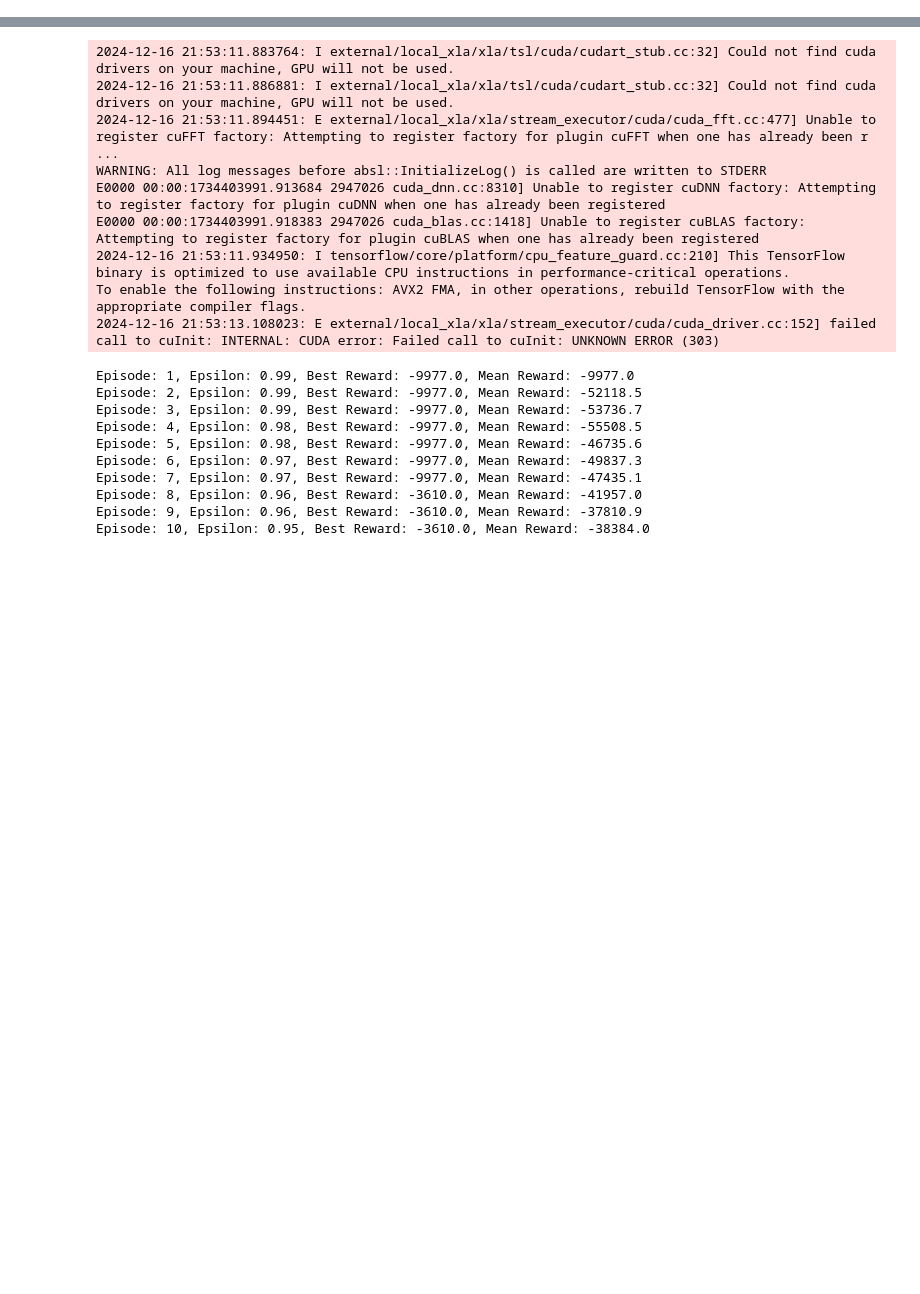
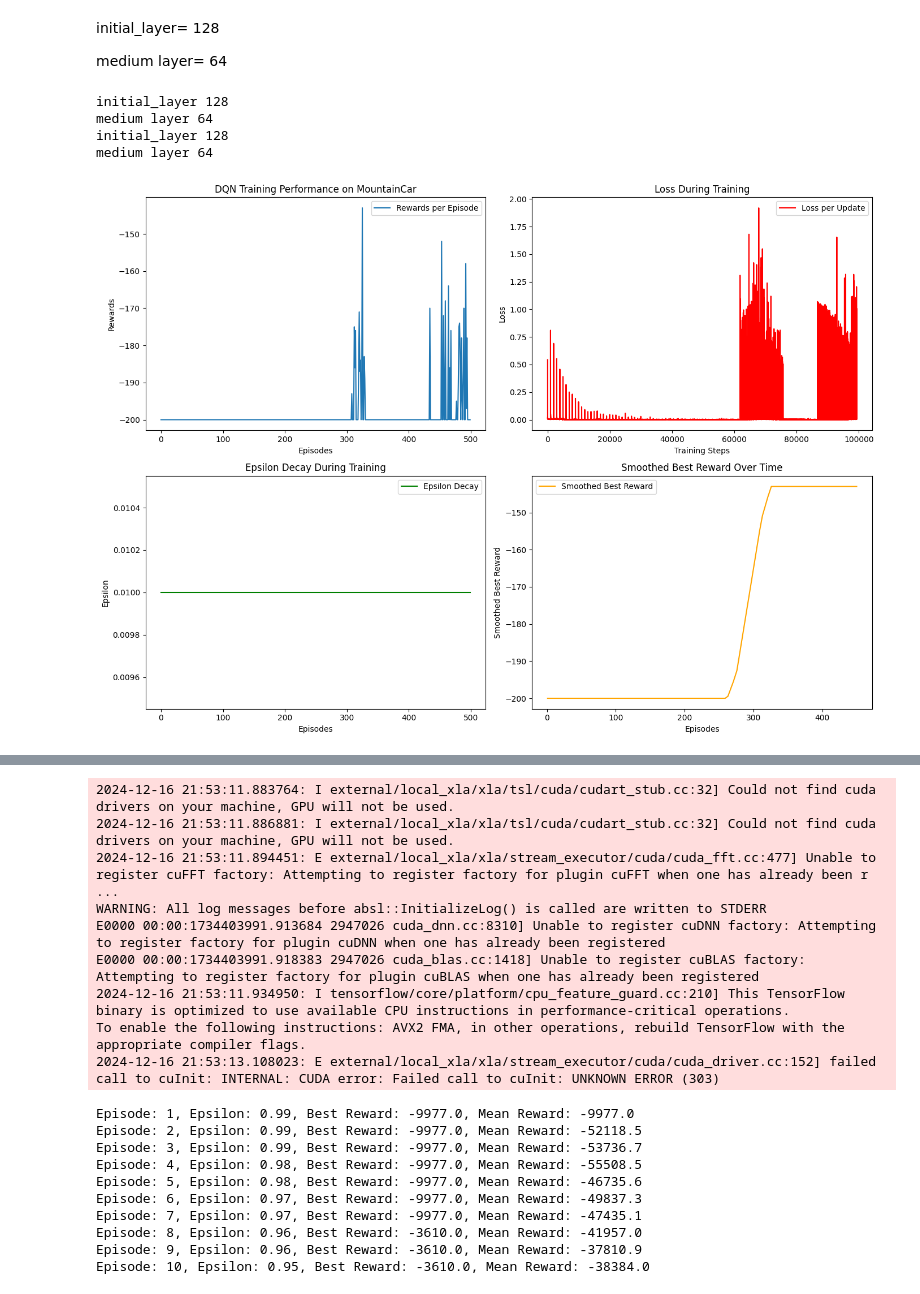
Before and after one commit to camian0/Intelligent-II-DQN, a Jupyter notebook: MountainCar/MountainCar.ipynb, the cells around one changed output, grey strips where cells are left out. Saved outputs shown, nothing was run; the diff lists cells and outputs as text; code cells hidden in the pictures; blank space fills up the shorter version.

```diff
--- a/MountainCar/MountainCar.ipynb
+++ b/MountainCar/MountainCar.ipynb
@@ -255,0 +286,14 @@ Episodio 500/500, Recompensa: -200.00, Epsilon: 0.01, Best Reward: -89.00, Mean
+# %% [markdown]
+initial_layer= 128
+
+medium layer= 64
+# %%
+if __name__ == "__main__":
+    agent = DQNAgent(episodes=500, initial_layer=128, medium_layer=64)
+    agent.train()
+# %% [output]
+initial_layer 128
+medium layer 64
+initial_layer 128
+medium layer 64
+[figure, added]
```
Also changed, not shown: parts of 17 cells of this notebook.
